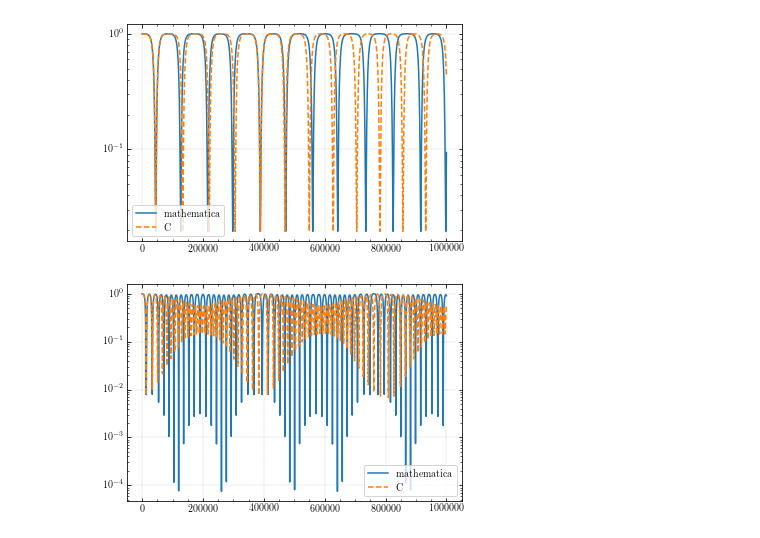
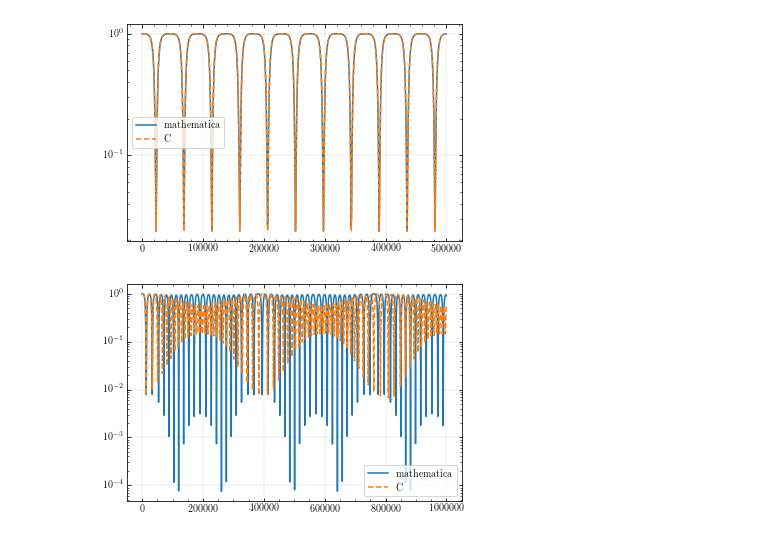
Before and after one commit to YihanWangAstro/Secular, a Jupyter notebook: draw_compare.ipynb, the cells around one changed output. Cells and saved outputs as stored; diff of their text form; code cells hidden in the pictures.

```diff
--- a/draw_compare.ipynb
+++ b/draw_compare.ipynb
@@ -68,12 +68,12 @@ def draw_compare(d1, d2):
     plt.yscale('log')
     plt.legend()
 # %%
-data = load_secular('test1/trajectory_1.txt')
-std = load_std('example1/eccentricity.txt')
+data = load_secular('test3/trajectory_1.txt')
+std = load_std('test3/eccentricity.txt')
 
 draw_compare(std,data)
 # %% [output]
-[figure, old version]
+[figure, new version]
 # %%
 data = load_secular('test2/trajectory_1.txt')
 std = load_std('example2/eccentricity.txt')
```
Also changed, not shown: parts of 1 cell of this notebook, 1 other file.
